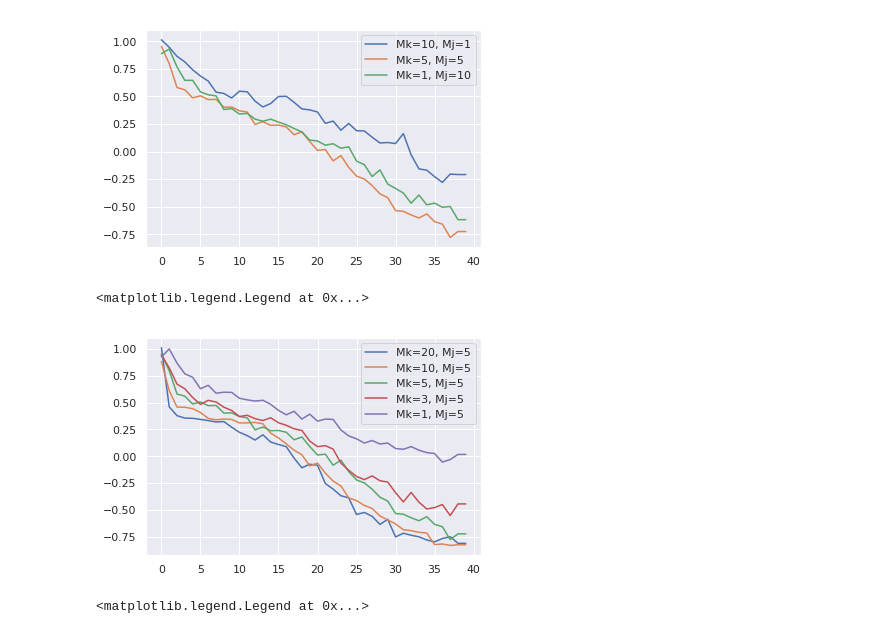
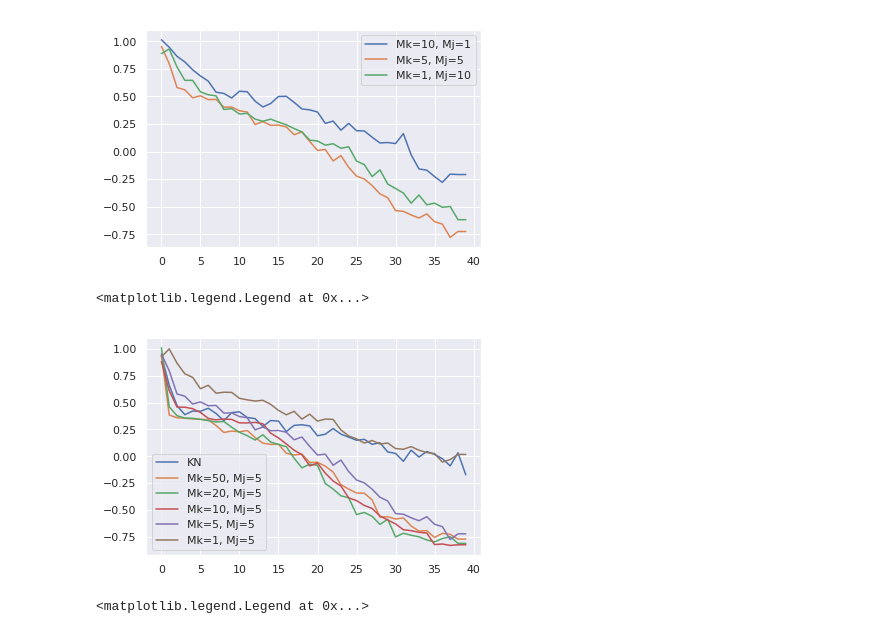
Before and after one commit to kkh8676/opt_functions, a Jupyter notebook: discretize_level_vs_Mk_Mj_for_levy.ipynb, the cells around one changed output. Cells and saved outputs as stored; diff of their text form; code cells hidden in the pictures.

```diff
--- a/discretize_level_vs_Mk_Mj_for_levy.ipynb
+++ b/discretize_level_vs_Mk_Mj_for_levy.ipynb
@@ -86,3 +94,9 @@ for i in range(100):
+# %%
+jobsKN_exp = []
+recommKN_exp = []
+for i in range(50):
+    jobsKN_exp.append(mongo_db["levy_1_KN-%d.jobs"%i])
+    recommKN_exp.append(mongo_db["levy_1_KN-%d.recommendations"%i])
 # %%
 levy1_objs = functions.get_objective(recomm1_exp)
 levy2_objs = functions.get_objective(recomm2_exp)
@@ -210,6 +234,10 @@ locs6_exp = functions.get_recomm(recomm6_exp)
 locs7_exp = functions.get_recomm(recomm7_exp)
 locs8_exp = functions.get_recomm(recomm8_exp)
 locs9_exp = functions.get_recomm(recomm9_exp)
+locs10_exp = functions.get_recomm(recomm10_exp)
+#locs11_exp = functions.get_recomm(recomm11_exp)
+
+locsKN_exp = functions.get_recomm(recommKN_exp)
 # %%
 irs1_exp = get_irs_whole_exp(locs1_exp)
 irs2_exp = get_irs_whole_exp(locs2_exp)
@@ -220,6 +248,9 @@ irs6_exp = get_irs_whole_exp(locs6_exp)
 irs7_exp = get_irs_whole_exp(locs7_exp)
 irs8_exp = get_irs_whole_exp(locs8_exp)
 irs9_exp = get_irs_whole_exp(locs9_exp)
+irs10_exp = get_irs_whole_exp(locs10_exp)
+
+irsKN_exp = get_irs_whole_exp(locsKN_exp)
 # %%
 irs1_median = get_median_irs(irs1_exp)
 irs2_median = get_median_irs(irs2_exp)
@@ -230,6 +261,9 @@ irs6_median = get_median_irs(irs6_exp)
 irs7_median = get_median_irs(irs7_exp)
 irs8_median = get_median_irs(irs8_exp)
 irs9_median = get_median_irs(irs9_exp)
+irs10_median = get_median_irs(irs10_exp)
+
+irsKN_median = get_median_irs(irsKN_exp)
 # %%
 irs1_avg = get_avg_irs(irs1_exp)
 irs2_avg = get_avg_irs(irs2_exp)
@@ -250,16 +287,19 @@ plt.legend()
 <matplotlib.legend.Legend at 0x...>
 [figure]
 # %%
+plt.plot(irsKN_median,label='KN')
+plt.plot(irs10_median,label='Mk=50, Mj=5')
 plt.plot(irs9_median,label='Mk=20, Mj=5')
 plt.plot(irs8_median,label='Mk=10, Mj=5')
 plt.plot(irs2_median,label='Mk=5, Mj=5')
-plt.plot(irs6_median,label='Mk=3, Mj=5')
+#plt.plot(irs6_median,label='Mk=3, Mj=5')
 
 plt.plot(irs7_median,label='Mk=1, Mj=5')
+#plt.plot(irs11_median,label='using KN')
 plt.legend()
 # %% [output]
 <matplotlib.legend.Legend at 0x...>
-[figure, old version]
+[figure, new version]
 # %%
 plt.plot(irs1_avg,label='Mk=10, Mj=1')
 plt.plot(irs2_avg,label='Mk=5, Mj=5')
```
Also changed, not shown: parts of 7 cells of this notebook.
